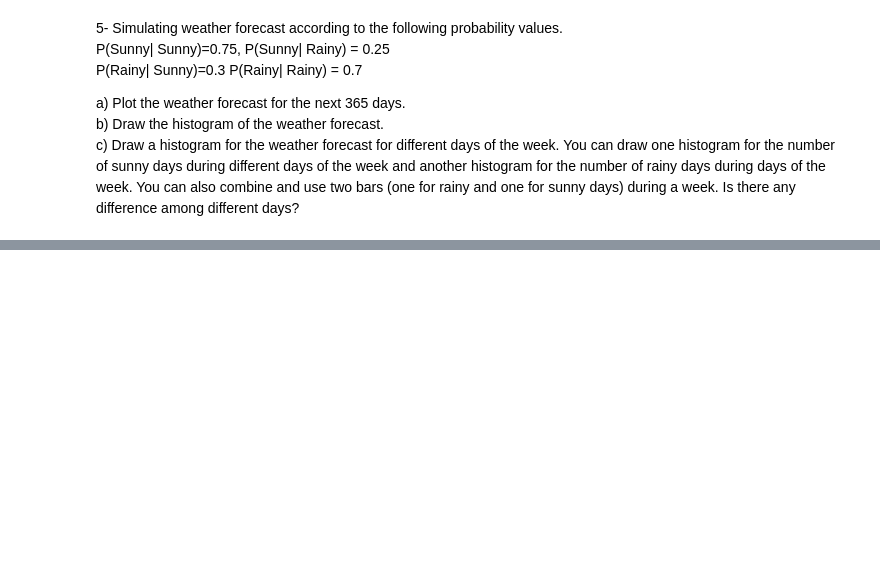
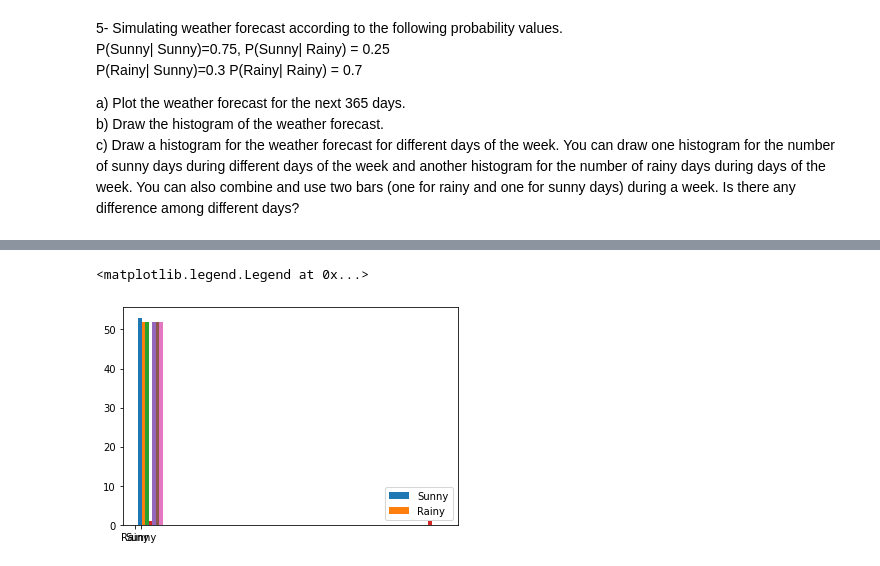
Before and after one commit to twyunting/CSC-632_Intro-to-Simulation-and-Modeling, a Jupyter notebook: homeworks/hw2/CSC-632 HW2_Coding_Yunting Chiu.ipynb, the cells around one changed output, grey strips where cells are left out. Cells and saved outputs as stored; diff of their text form; code cells hidden in the pictures; blank space fills up the shorter version.

```diff
--- a/homeworks/hw2/CSC-632 HW2_Coding_Yunting Chiu.ipynb
+++ b/homeworks/hw2/CSC-632 HW2_Coding_Yunting Chiu.ipynb
@@ -430,0 +497,16 @@ Rainy
+# %%
+Mon = AYear[::7]
+Tue = AYear[1::7]
+Wed = AYear[2::7]
+Th = AYear[3::7]
+Fri = AYear[4::7]
+Sat = AYear[5::7]
+Sun = AYear[6::7]
+
+Week = [Mon, Tue, Wed, Thu, Fri, Sat, Sun]
+plt.figure()
+plt.hist()
+plt.legend(["Sunny", "Rainy"], loc ="lower right")
+# %% [output]
+<matplotlib.legend.Legend at 0x...>
+[figure, added]
```
Also changed, not shown: parts of 12 cells of this notebook.
